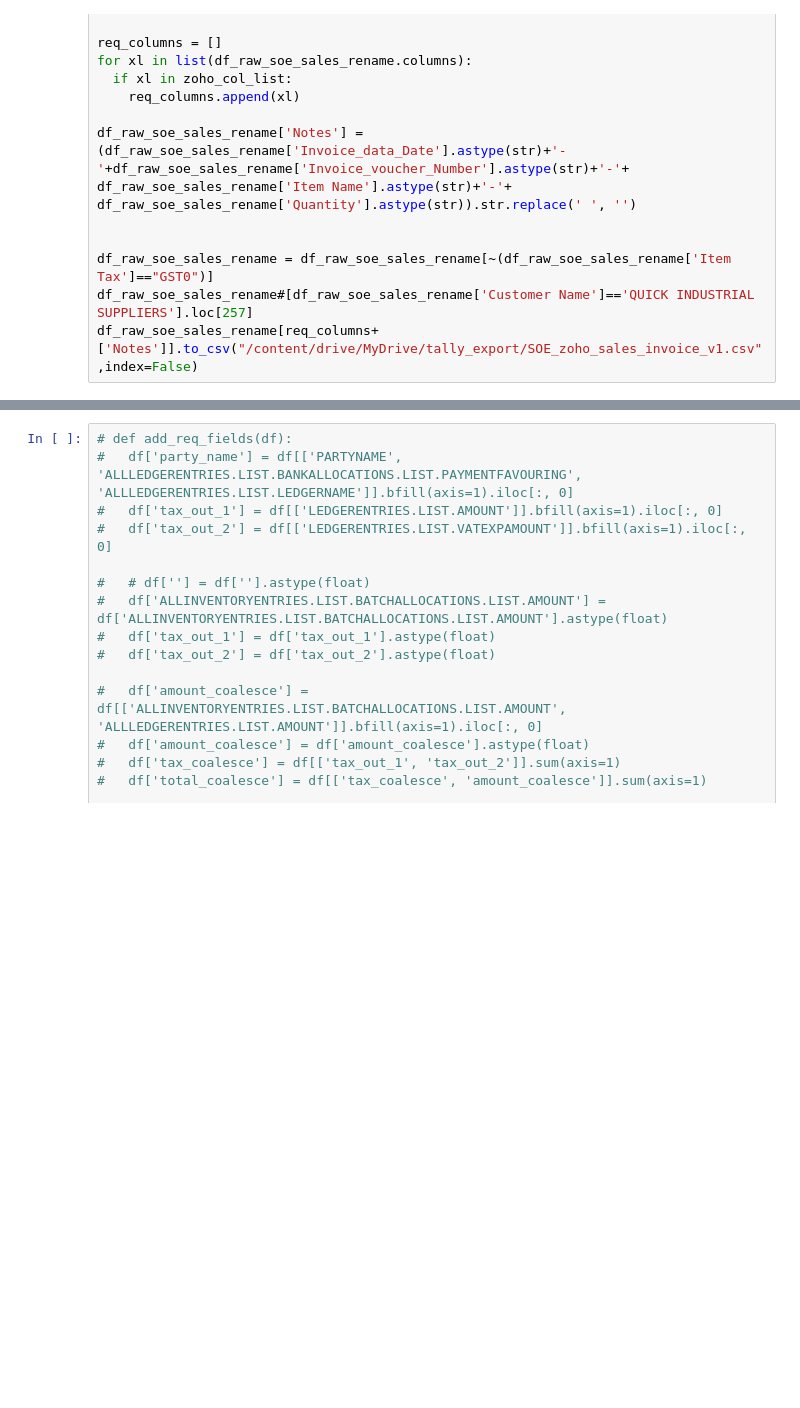
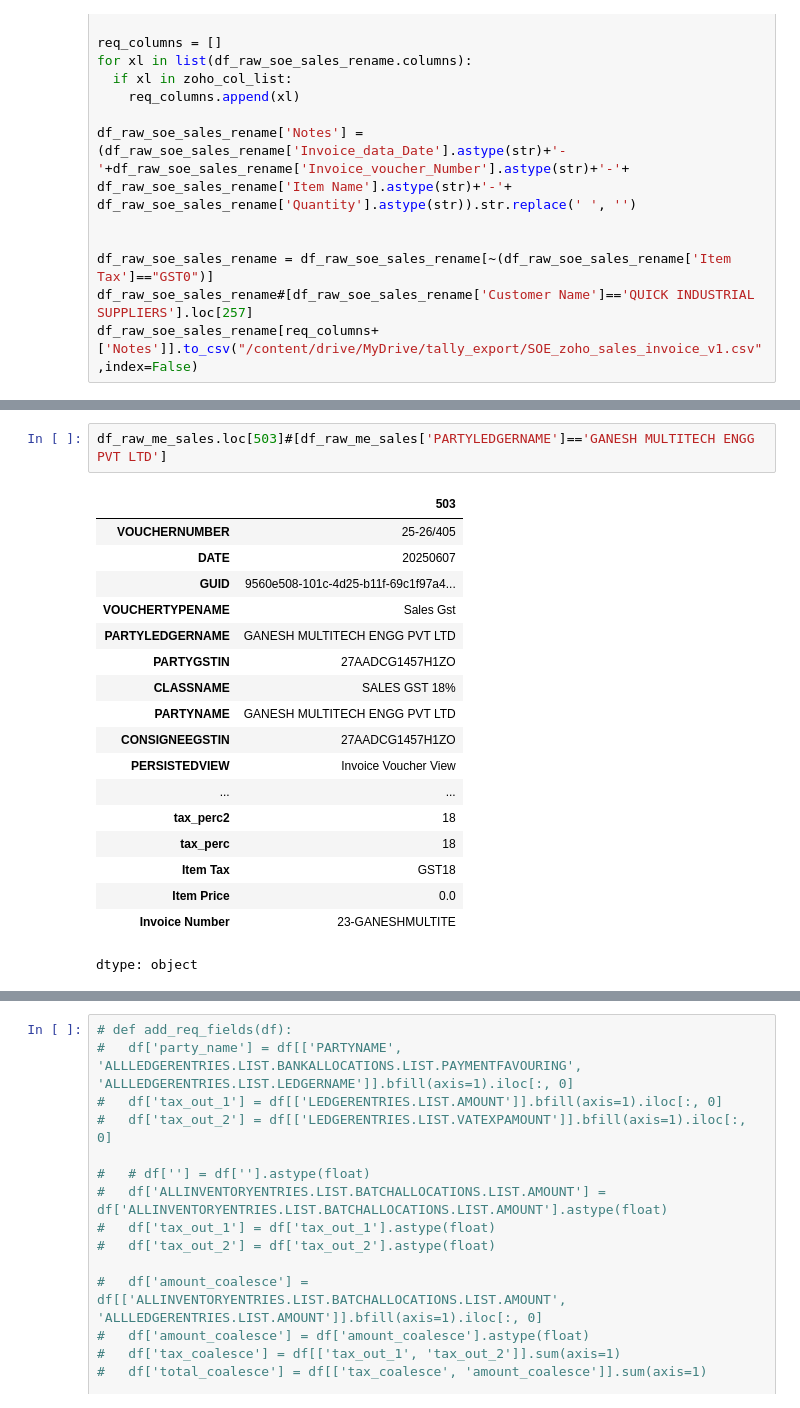
Before and after one commit to omkar-salunke/accounts, a Jupyter notebook: both_tally_daybook.ipynb, the cells around one changed output, grey strips where cells are left out. Drawn from its saved outputs; the diff is of its cells as text; blank space fills up the shorter version.

```diff
--- a/both_tally_daybook.ipynb
+++ b/both_tally_daybook.ipynb
@@ -383,0 +406,21 @@ df_raw_soe_sales_rename[req_columns+['Notes']].to_csv("/content/drive/MyDrive/ta
+# %%
+df_raw_me_sales.loc[503]#[df_raw_me_sales['PARTYLEDGERNAME']=='GANESH MULTITECH ENGG PVT LTD']
+# %% [output]
+|  | 503 |
+| VOUCHERNUMBER | 25-26/405 |
+| DATE | 20250607 |
+| GUID | 9560e508-101c-4d25-b11f-69c1f97a4... |
+| VOUCHERTYPENAME | Sales Gst |
+| PARTYLEDGERNAME | GANESH MULTITECH ENGG PVT LTD |
+| PARTYGSTIN | 27AADCG1457H1ZO |
+| CLASSNAME | SALES GST 18% |
+| PARTYNAME | GANESH MULTITECH ENGG PVT LTD |
+| CONSIGNEEGSTIN | 27AADCG1457H1ZO |
+| PERSISTEDVIEW | Invoice Voucher View |
+| ... | ... |
+| tax_perc2 | 18 |
+| tax_perc | 18 |
+| Item Tax | GST18 |
+| Item Price | 0.0 |
+| Invoice Number | 23-GANESHMULTITE |
+dtype: object
```
Also changed, not shown: parts of 6 cells of this notebook.
